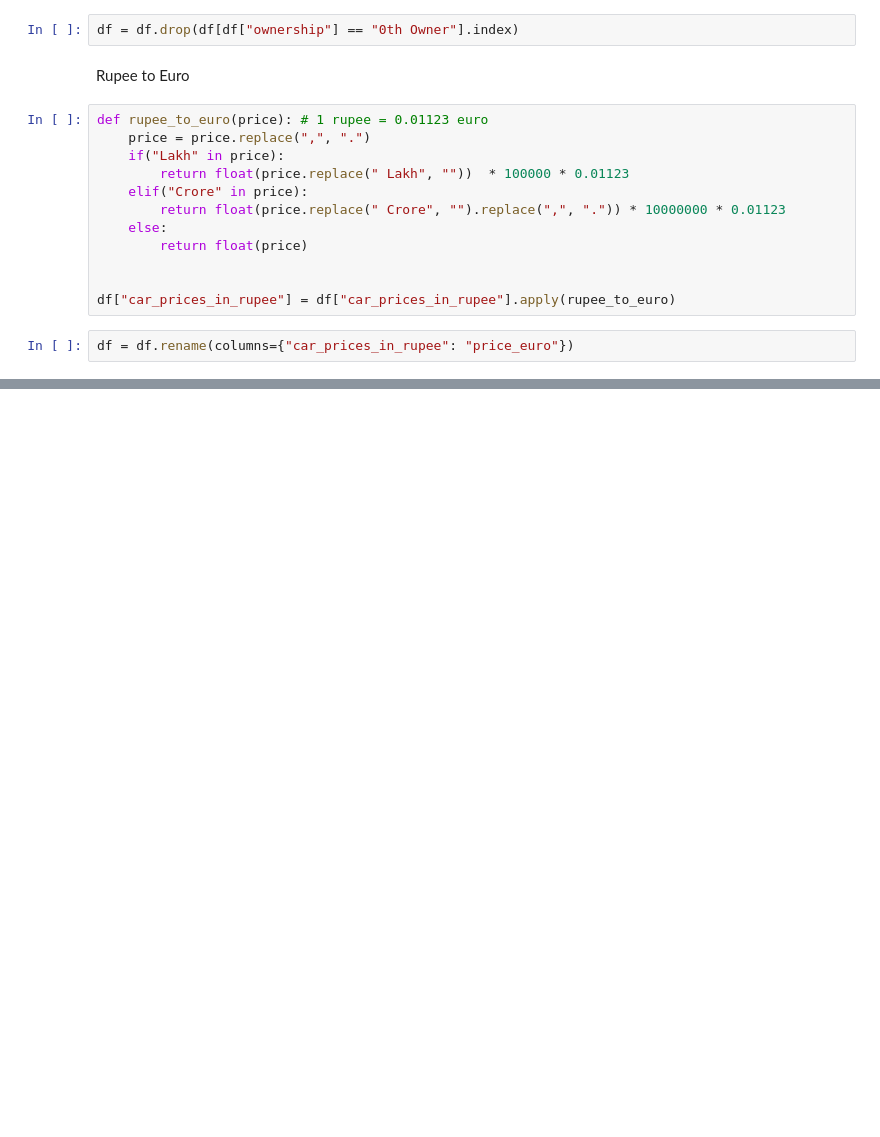
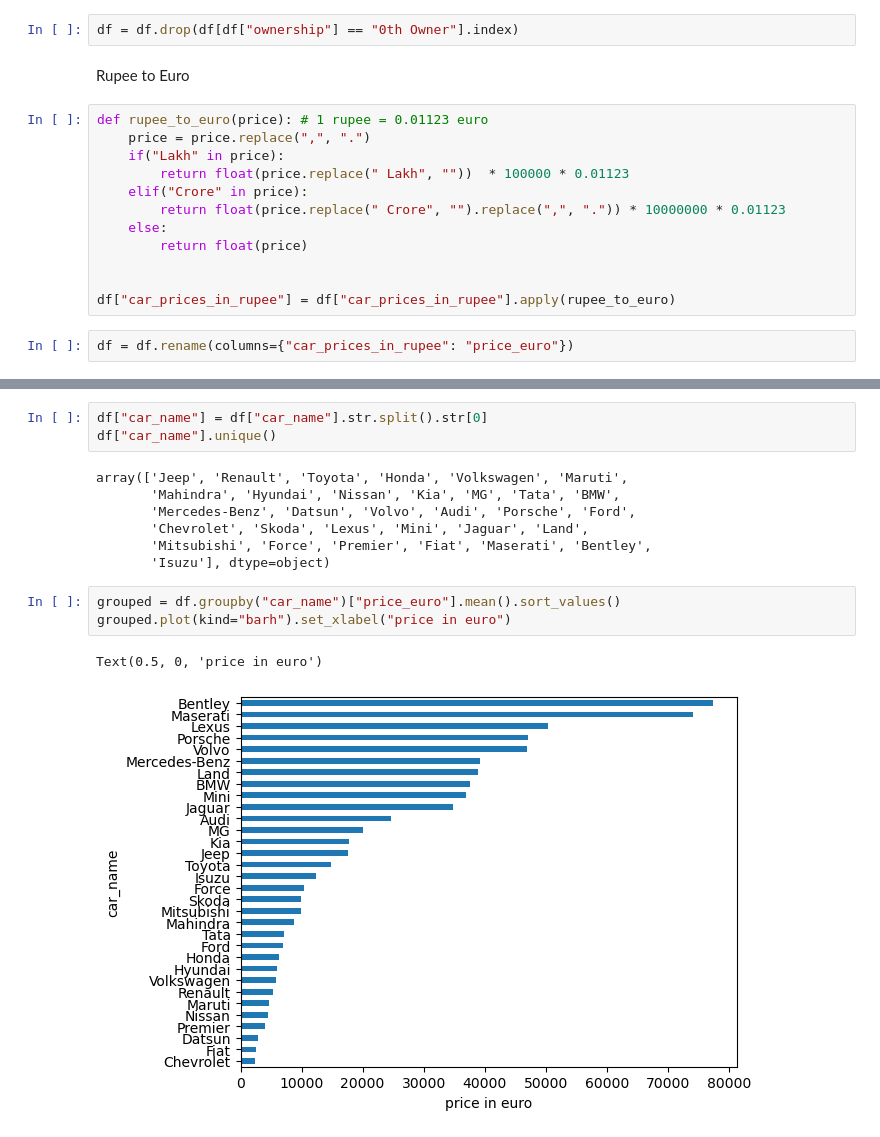
Before and after one commit to Orivex/ML_Practice, a Jupyter notebook: Car_Price_Predictor/NeuralNetwork.ipynb, the cells around one changed output, grey strips where cells are left out. Drawn from its saved outputs; the diff is of its cells as text; blank space fills up the shorter version.

```diff
--- a/Car_Price_Predictor/NeuralNetwork.ipynb
+++ b/Car_Price_Predictor/NeuralNetwork.ipynb
@@ -117,0 +251,16 @@ df
+# %%
+df["car_name"] = df["car_name"].str.split().str[0]
+df["car_name"].unique()
+# %% [output]
+array(['Jeep', 'Renault', 'Toyota', 'Honda', 'Volkswagen', 'Maruti',
+       'Mahindra', 'Hyundai', 'Nissan', 'Kia', 'MG', 'Tata', 'BMW',
+       'Mercedes-Benz', 'Datsun', 'Volvo', 'Audi', 'Porsche', 'Ford',
+       'Chevrolet', 'Skoda', 'Lexus', 'Mini', 'Jaguar', 'Land',
+       'Mitsubishi', 'Force', 'Premier', 'Fiat', 'Maserati', 'Bentley',
+       'Isuzu'], dtype=object)
+# %%
+grouped = df.groupby("car_name")["price_euro"].mean().sort_values()
+grouped.plot(kind="barh").set_xlabel("price in euro")
+# %% [output]
+Text(0.5, 0, 'price in euro')
+[figure, added]
```
Also changed, not shown: parts of 55 cells of this notebook, 1 other file.
